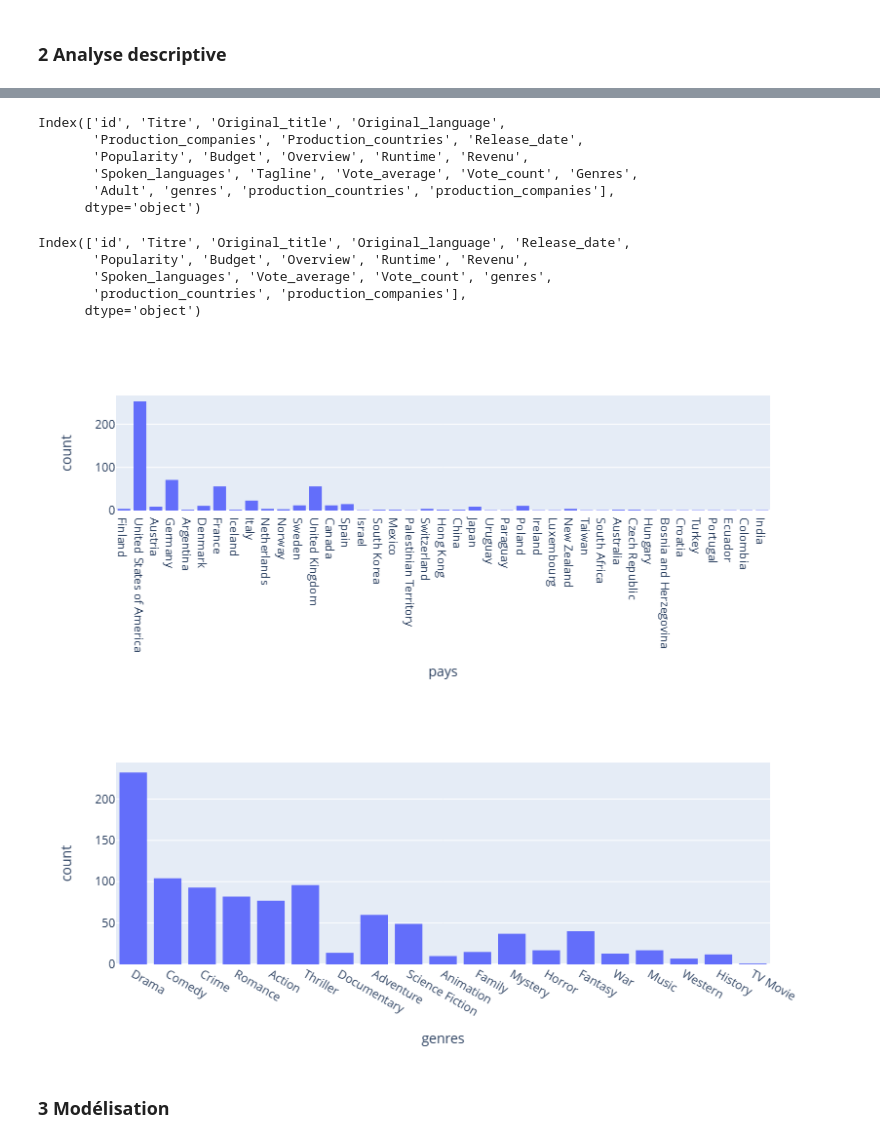
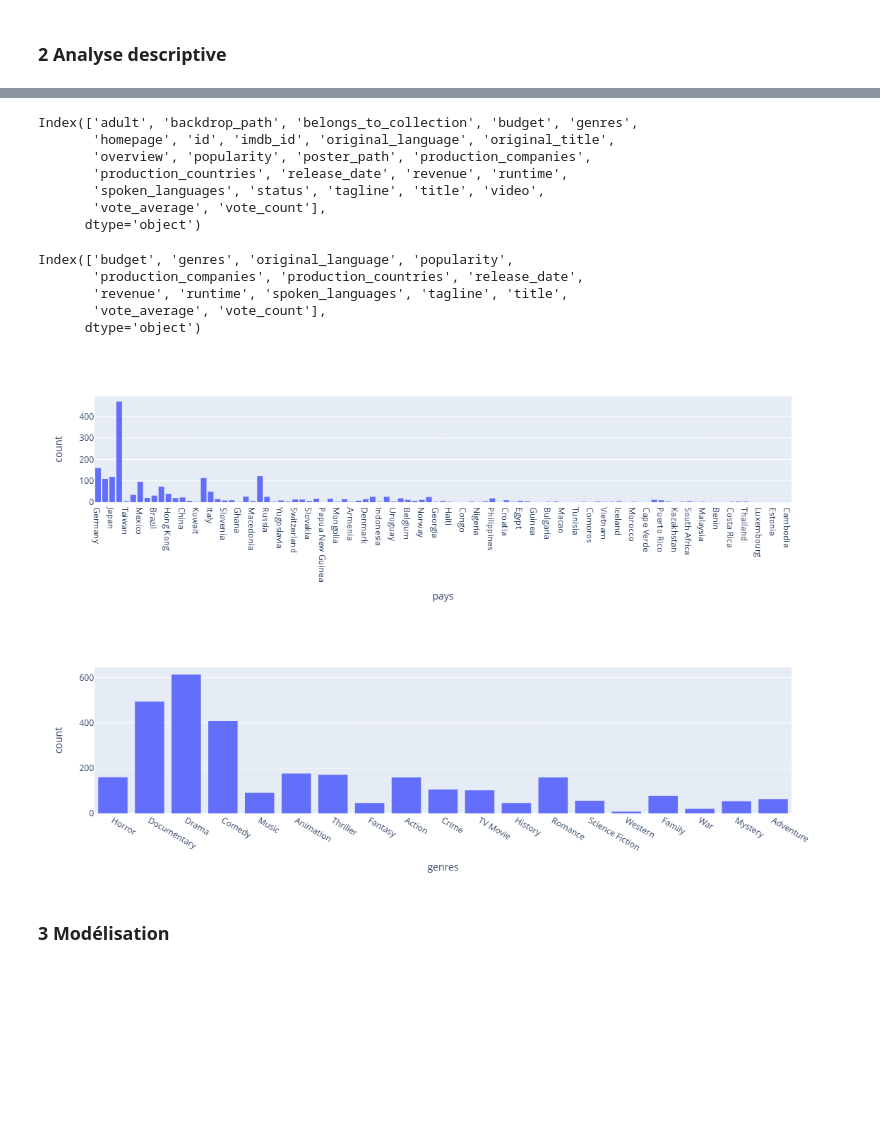
Before and after one commit to jomayans/Projet-Python, a Jupyter notebook: NoteBook_principal.ipynb, the cells around one changed output, grey strips where cells are left out. Cells and saved outputs as stored; diff of their text form; code cells hidden in the pictures; blank space fills up the shorter version.

Commit message:
Cleaning columns
Cleaning columns

```diff
--- a/NoteBook_principal.ipynb
+++ b/NoteBook_principal.ipynb
@@ -48,7 +99,7 @@ def traitement_genre(ligne_genre):
         genres.append(i["name"])
     return genres
 
-df_movies["genres"] = df_movies["Genres"].apply(traitement_genre)
+movies_df["genres"] = movies_df["genres"].apply(traitement_genre)
 
 
 # Cleaning Production_countries :
@@ -58,7 +109,7 @@ def traitement_production_countries(ligne_pays):
         countries.append(type_pays["name"])
     return countries
 
-df_movies["production_countries"]= df_movies["Production_countries"].apply(traitement_production_countries)
+movies_df["production_countries"]= movies_df["production_countries"].apply(traitement_production_countries)
 
 
 # Cleaning Production_companies :
@@ -68,6 +119,6 @@ def traitement_production_companies(ligne_compagnie):
         companies.append(type_companies["name"])
     return companies
 
-df_movies["production_companies"]= df_movies["Production_companies"].apply(traitement_production_countries)
-df_movies
+movies_df["production_companies"]= movies_df["production_companies"].apply(traitement_production_countries)
+movies_df
 # %% [output]
@@ -87,42 +138,44 @@ df_movies
 # %%
-df_movies.columns
+movies_df.columns
 # %% [output]
-Index(['id', 'Titre', 'Original_title', 'Original_language',
-       'Production_companies', 'Production_countries', 'Release_date',
-       'Popularity', 'Budget', 'Overview', 'Runtime', 'Revenu',
-       'Spoken_languages', 'Tagline', 'Vote_average', 'Vote_count', 'Genres',
-       'Adult', 'genres', 'production_countries', 'production_companies'],
+Index(['adult', 'backdrop_path', 'belongs_to_collection', 'budget', 'genres',
+       'homepage', 'id', 'imdb_id', 'original_language', 'original_title',
+       'overview', 'popularity', 'poster_path', 'production_companies',
+       'production_countries', 'release_date', 'revenue', 'runtime',
+       'spoken_languages', 'status', 'tagline', 'title', 'video',
+       'vote_average', 'vote_count'],
       dtype='object')
 # %%
 # Remove column
-df_movies=df_movies.drop(columns =['Tagline', 'Adult', 'Production_companies',"Production_countries","Genres"])
+movies_df=movies_df.drop(columns =['adult','backdrop_path', 'belongs_to_collection', 'homepage', 'id', 'imdb_id',
+                                  'original_title','overview','poster_path', 'status', 'video'])
 # %%
-df_movies.columns
+movies_df.columns
 # %% [output]
-Index(['id', 'Titre', 'Original_title', 'Original_language', 'Release_date',
-       'Popularity', 'Budget', 'Overview', 'Runtime', 'Revenu',
-       'Spoken_languages', 'Vote_average', 'Vote_count', 'genres',
-       'production_countries', 'production_companies'],
+Index(['budget', 'genres', 'original_language', 'popularity',
+       'production_companies', 'production_countries', 'release_date',
+       'revenue', 'runtime', 'spoken_languages', 'tagline', 'title',
+       'vote_average', 'vote_count'],
       dtype='object')
 # %%
 # The most represented countries
-pays = df_movies["production_countries"]
+pays = movies_df["production_countries"]
 
 acc_pays= []
 for countries in range(len(pays)):
     acc_pays.extend(pays[countries])
 
 colums=["pays"]
 data=acc_pays
 
 df_countries=pd.DataFrame(data=acc_pays, columns=colums)
 
 px.histogram(df_countries, x="pays")
 # %% [output]
-[figure, old version]
+[figure, new version]
 # %%
 # The most represented genres
-genres = df_movies["genres"]
+genres = movies_df["genres"]
 
 acc_genres= []
 for genre in range(len(genres)):
@@ -135,6 +188,6 @@ df_genres=pd.DataFrame(data=acc_genres, columns=colums)
 
 px.histogram(df_genres, x="genres")
 # %% [output]
-[figure, old version]
+[figure, new version]
 # %% [markdown]
 ### 3 Modélisation
```
Also changed, not shown: parts of 7 cells of this notebook.
